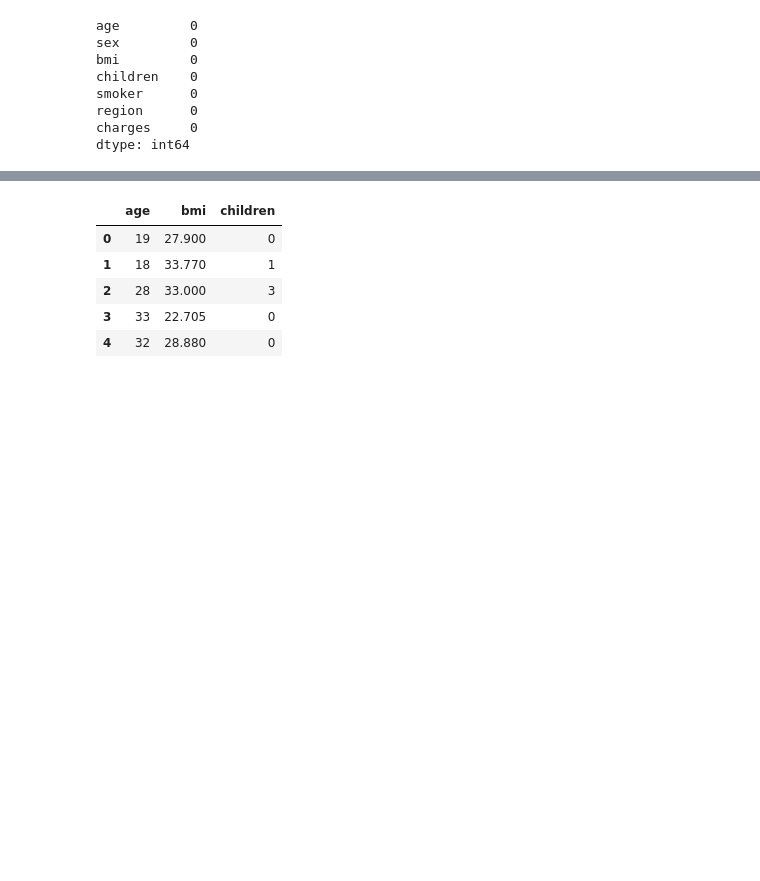
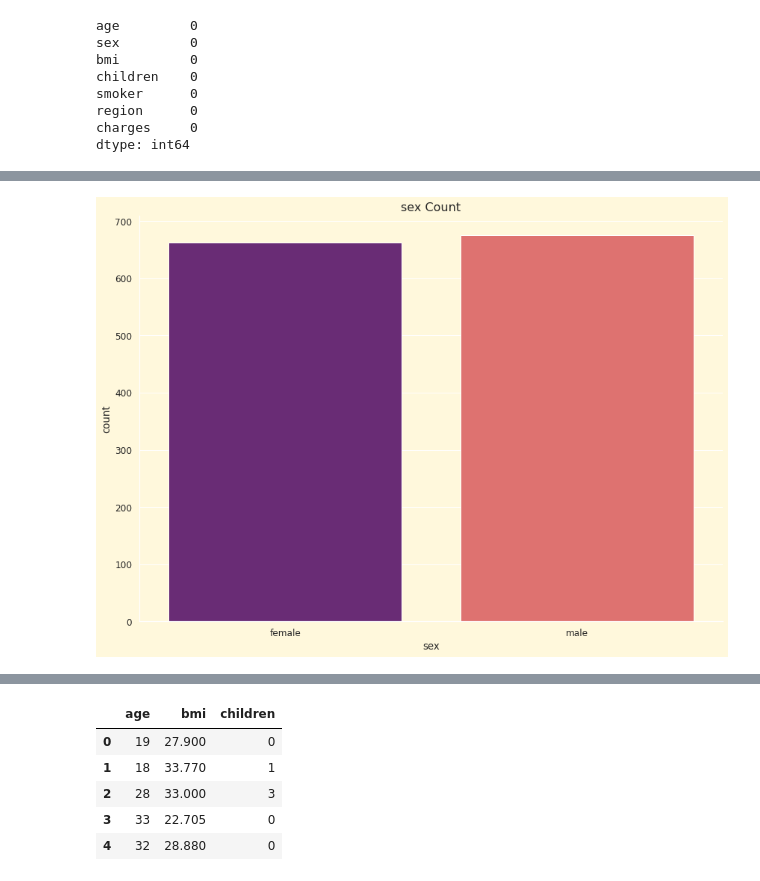
Before and after one commit to Sun-Chirawat/Senior-Project-CS, a Jupyter notebook: regressionModelling.ipynb, the cells around one changed output, grey strips where cells are left out. Saved outputs shown, nothing was run; the diff lists cells and outputs as text; code cells hidden in the pictures; blank space fills up the shorter version.

```diff
--- a/regressionModelling.ipynb
+++ b/regressionModelling.ipynb
@@ -42,0 +78,11 @@ dtype: int64
+# %%
+#boxplot for each feature
+def boxplot(col_name):
+    axes = plt.subplots(nrows=1, ncols=1, figsize = (14, 10))
+    sns.countplot(ax = axes[1], x = col_name , data = df, palette = 'magma')
+    axes[1].set_title((col_name + ' Count'), fontsize = 16)
+    plt.subplots_adjust(hspace = 0.4)
+# %%
+boxplot('sex')
+# %% [output]
+[figure, added]
```
Also changed, not shown: parts of 10 cells of this notebook.
